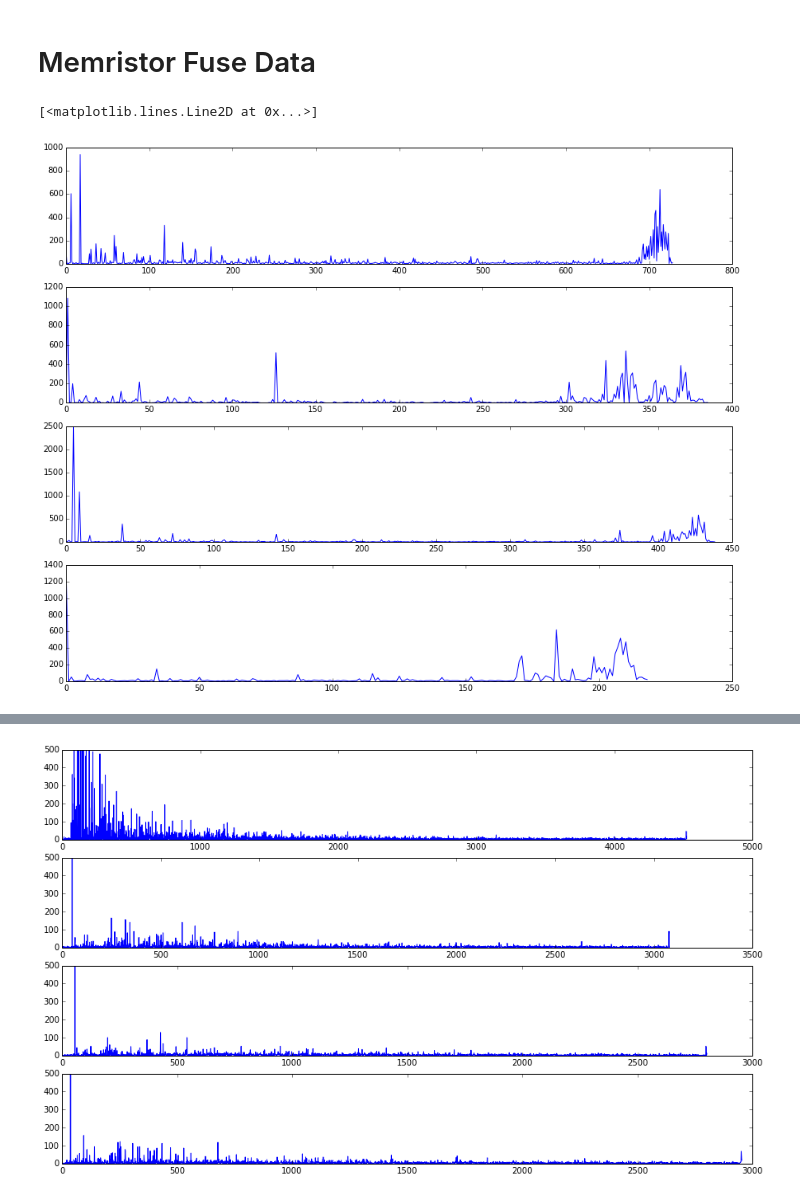
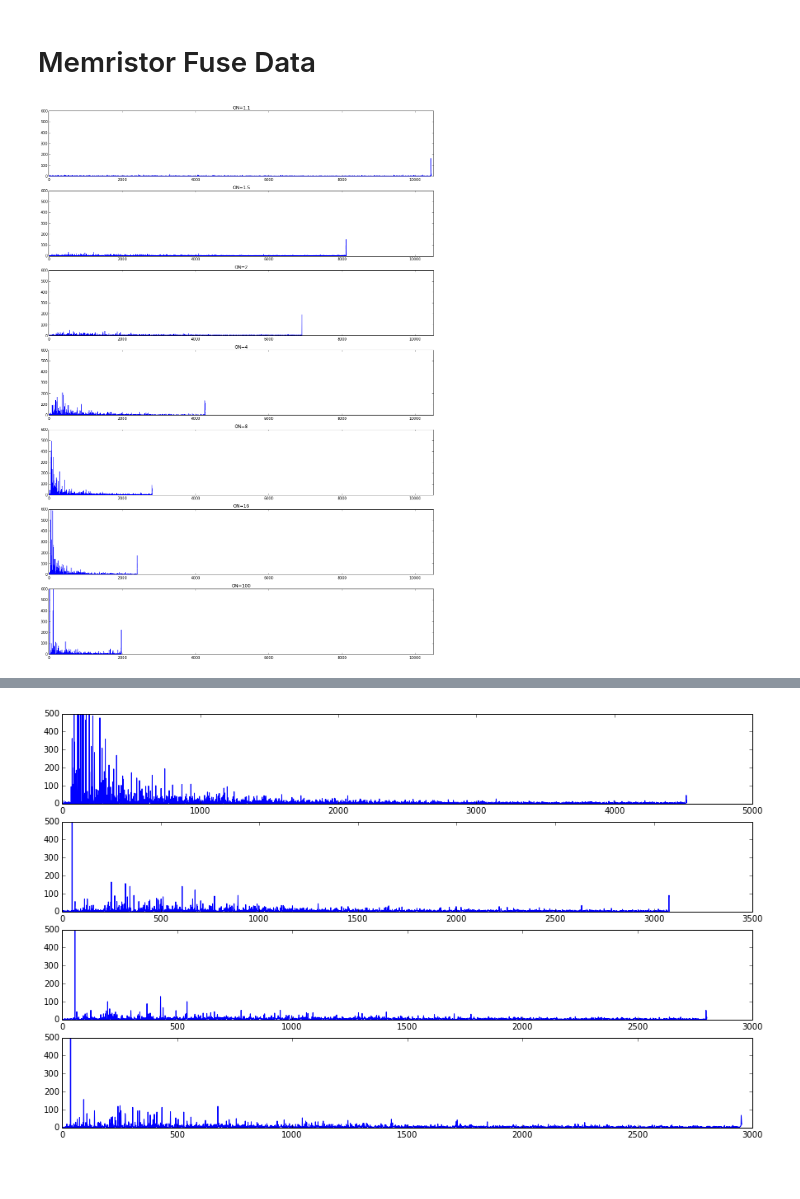
Before and after one commit to forrestsheldon/memNets, a Jupyter notebook: Memristor_Fuse_Data.ipynb, the cells around one changed output, grey strips where cells are left out. Saved outputs shown, nothing was run; the diff lists cells and outputs as text; code cells hidden in the pictures.

Commit message:
New runs in Data and some timing runs in Fuse_Network

```diff
--- a/Memristor_Fuse_Data.ipynb
+++ b/Memristor_Fuse_Data.ipynb
@@ -7,21 +7,41 @@ import numpy as np
 import scipy as sp
 import matplotlib.pyplot as plt
 # %%
-L128_p5_ON10 = np.load('memristor_fuse_data/FuseNetwork_L128_p5_ON10run1.npz')
-avalanches_p5_ON10 = np.array([np.sum(i) for i in L128_p5_ON10['avalanches']])
-L128_p5_ON100 = np.load('memristor_fuse_data/FuseNetwork_L128_p5_ON100run1.npz')
-avalanches_p5_ON100 = np.array([np.sum(i) for i in L128_p5_ON100['avalanches']])
-L128_p5_ON1000 = np.load('memristor_fuse_data/FuseNetwork_L128_p5_ON1000run1.npz')
-avalanches_p5_ON1000 = np.array([np.sum(i) for i in L128_p5_ON1000['avalanches']])
-L128_p5_ON10000 = np.load('memristor_fuse_data/FuseNetwork_L128_p5_ON10000run1.npz')
-avalanches_p5_ON10000 = np.array([np.sum(i) for i in L128_p5_ON10000['avalanches']])
+L128_p6_ON1_1 = np.load('memristor_fuse_data/FuseNetwork_L128_p6_ON1.1run1.npz')
+avalanches_L128_p6_ON1_1 = np.array([np.sum(i) for i in L128_p6_ON1_1['avalanches']])
+L128_p6_ON1_5 = np.load('memristor_fuse_data/FuseNetwork_L128_p6_ON1.5run1.npz')
+avalanches_L128_p6_ON1_5 = np.array([np.sum(i) for i in L128_p6_ON1_5['avalanches']])
+L128_p6_ON2 = np.load('memristor_fuse_data/FuseNetwork_L128_p6_ON2run1.npz')
+avalanches_L128_p6_ON2 = np.array([np.sum(i) for i in L128_p6_ON2['avalanches']])
+L128_p6_ON4 = np.load('memristor_fuse_data/FuseNetwork_L128_p6_ON4run1.npz')
+avalanches_L128_p6_ON4 = np.array([np.sum(i) for i in L128_p6_ON4['avalanches']])
+L128_p6_ON8 = np.load('memristor_fuse_data/FuseNetwork_L128_p6_ON8run1.npz')
+avalanches_L128_p6_ON8 = np.array([np.sum(i) for i in L128_p6_ON8['avalanches']])
+L128_p6_ON16 = np.load('memristor_fuse_data/FuseNetwork_L128_p6_ON16run1.npz')
+avalanches_L128_p6_ON16 = np.array([np.sum(i) for i in L128_p6_ON16['avalanches']])
+L128_p6_ON100 = np.load('memristor_fuse_data/FuseNetwork_L128_p6_ON100run1.npz')
+avalanches_L128_p6_ON100 = np.array([np.sum(i) for i in L128_p6_ON100['avalanches']])
-# %%
-fig, ax = plt.subplots(4, 1, figsize=(15, 12))
-ax[0].plot(avalanches_p5_ON10)
-ax[1].plot(avalanches_p5_ON100)
-ax[2].plot(avalanches_p5_ON1000)
-ax[3].plot(avalanches_p5_ON10000)
-# %% [output]
-[<matplotlib.lines.Line2D at 0x...>]
-[figure, removed]
+# %%
+fig, ax = plt.subplots(7, 1, figsize=(15, 21))
+ax[0].plot(avalanches_L128_p6_ON1_1)
+ax[0].set_title('ON=1.1')
+ax[1].plot(avalanches_L128_p6_ON1_5)
+ax[1].set_title('ON=1.5')
+ax[2].plot(avalanches_L128_p6_ON2)
+ax[2].set_title('ON=2')
+ax[3].plot(avalanches_L128_p6_ON4)
+ax[3].set_title('ON=4')
+ax[4].plot(avalanches_L128_p6_ON8)
+ax[4].set_title('ON=8')
+ax[5].plot(avalanches_L128_p6_ON16)
+ax[5].set_title('ON=16')
+ax[6].plot(avalanches_L128_p6_ON100)
+ax[6].set_title('ON=100')
+for a in ax:
+    a.set_xlim(0, 10500)
+    a.set_ylim(0,600)
+
+fig.tight_layout()
+# %% [output]
+[figure, added]
 # %%
```
Also changed, not shown: parts of 5 cells of this notebook, 1 other file.
